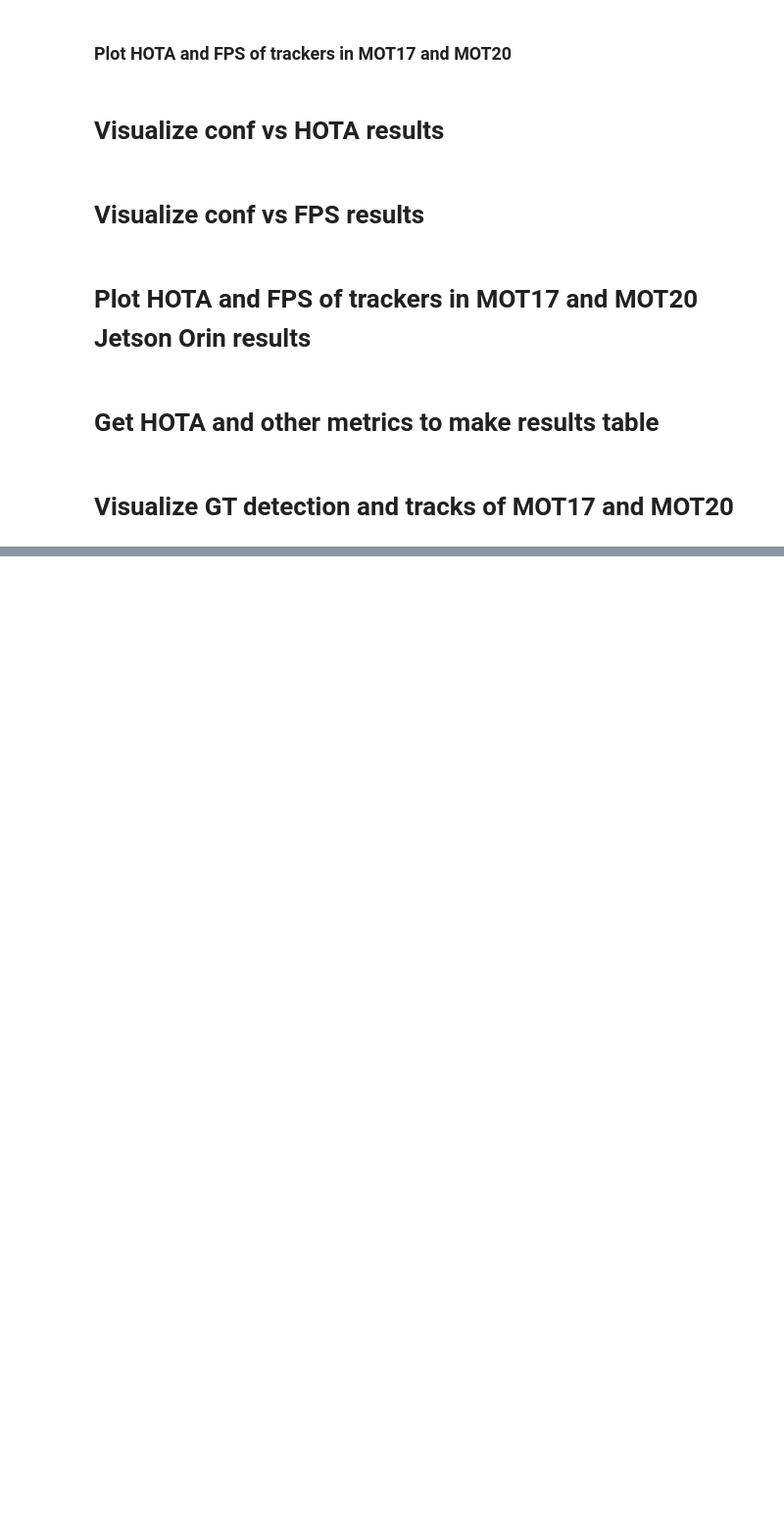
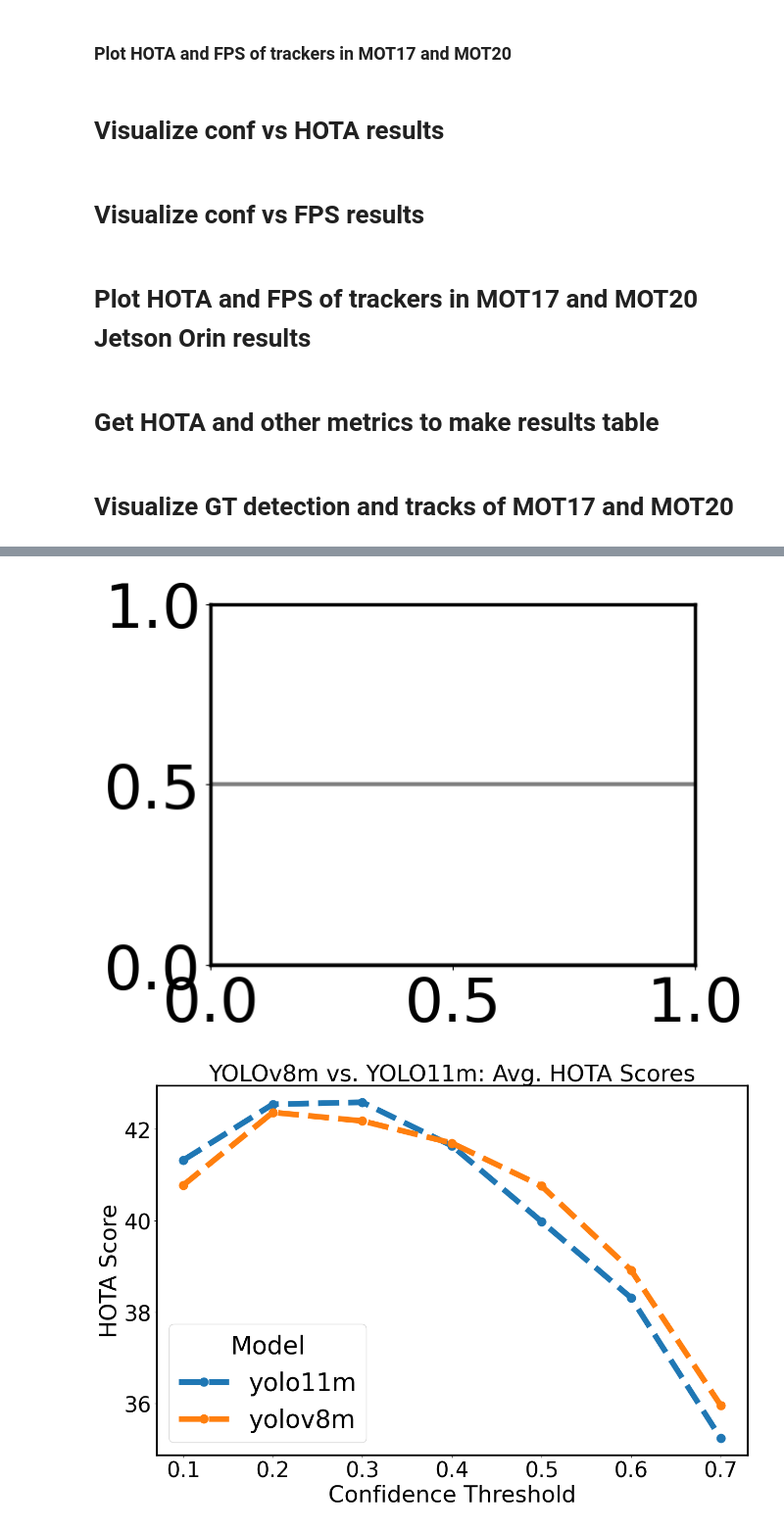
Before and after one commit to Jumabek/LITE, a Jupyter notebook: notebooks/visualize.ipynb, the cells around one changed output, grey strips where cells are left out. Shown at 98% size. Drawn from its saved outputs; the diff is of its cells as text; code cells hidden in the pictures; blank space fills up the shorter version.

```diff
--- a/notebooks/visualize.ipynb
+++ b/notebooks/visualize.ipynb
@@ -697,43 +726,50 @@ plt.show()
 # %%
 import matplotlib.pyplot as plt
 import seaborn as sns
+
+
+matplotlib_setup()
 
 # Group data by model and confidence, then average the HOTA scores
 curve_data_model_avg = df.groupby(["model", "conf"])["HOTA"].mean().reset_index()
 
 # Set unique models
 models = curve_data_model_avg["model"].unique()
 
 # Define bold colors for the models
-colors = sns.color_palette("bright", n_colors=len(models))
+colors = sns.color_palette(palette='viridis', n_colors=len(models))
+color_map = {i: plt.cm.tab10(i) for i in range(len(models))}
 
 # Create the plot
-plt.figure(figsize=(12, 12))
+plt.figure(figsize=(14, 10))
 
 for i, model in enumerate(models):
     model_data = curve_data_model_avg[curve_data_model_avg["model"] == model]
     plt.plot(
         model_data["conf"],
         model_data["HOTA"],
         label=model,
-        color=colors[i],
+        color=color_map[i],
         marker='o',
-        linestyle='-',
-        linewidth=3,
-        markersize=8
+        linestyle='--',
+        linewidth=8,
+        markersize=12
     )
 
 # Add plot details
-plt.title("Average HOTA Scores by Confidence Level", fontsize=22)
-plt.xlabel("Confidence Threshold", fontsize=22)
-plt.ylabel("Average HOTA Score", fontsize=22)
-plt.xticks(fontsize=22)
-plt.yticks(fontsize=22)
+plt.title("YOLOv8m vs. YOLO11m: Avg. HOTA Scores", fontsize=32)
+plt.xlabel("Confidence Threshold", fontsize=32)
+plt.ylabel("HOTA Score", fontsize=32)
+plt.xticks(fontsize=30)
+plt.yticks(fontsize=30)
 
 # Add legend
-plt.legend(title="Model", fontsize=22, title_fontsize=22)
+plt.legend(title="Model", fontsize=35, title_fontsize=35, loc='lower left')
 
 # Save and show the plot
 plt.tight_layout()
-plt.savefig("average_hota_scores_by_model.png")
+plt.savefig("average_hota_scores_by_model.png", dpi=600)
 plt.show()
+# %% [output]
+[figure, added]
+[figure, added]
```
Also changed, not shown: parts of 4 cells of this notebook, 6 other files.
